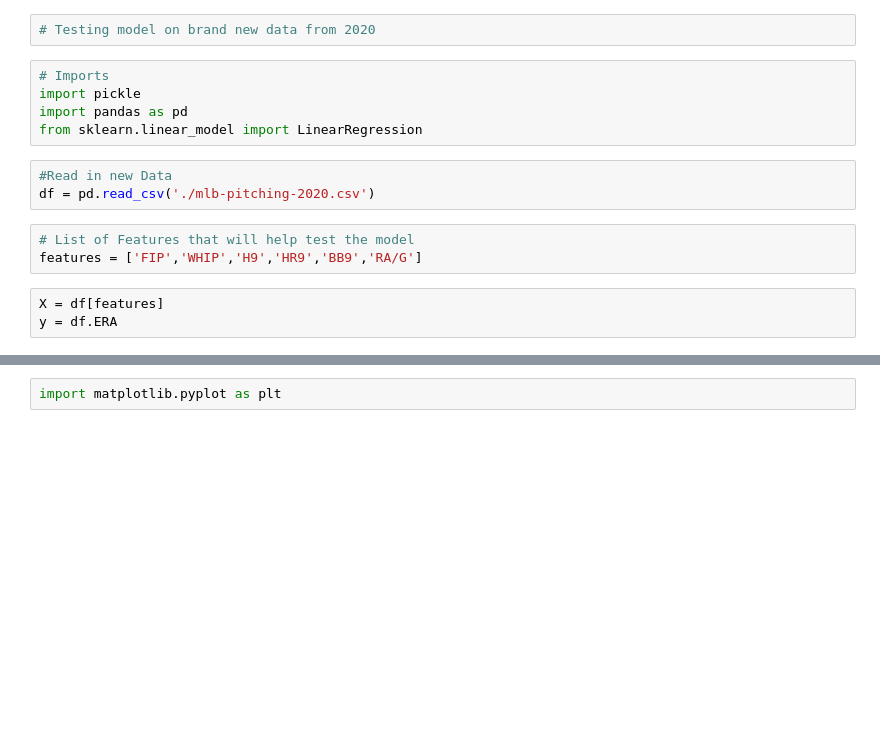
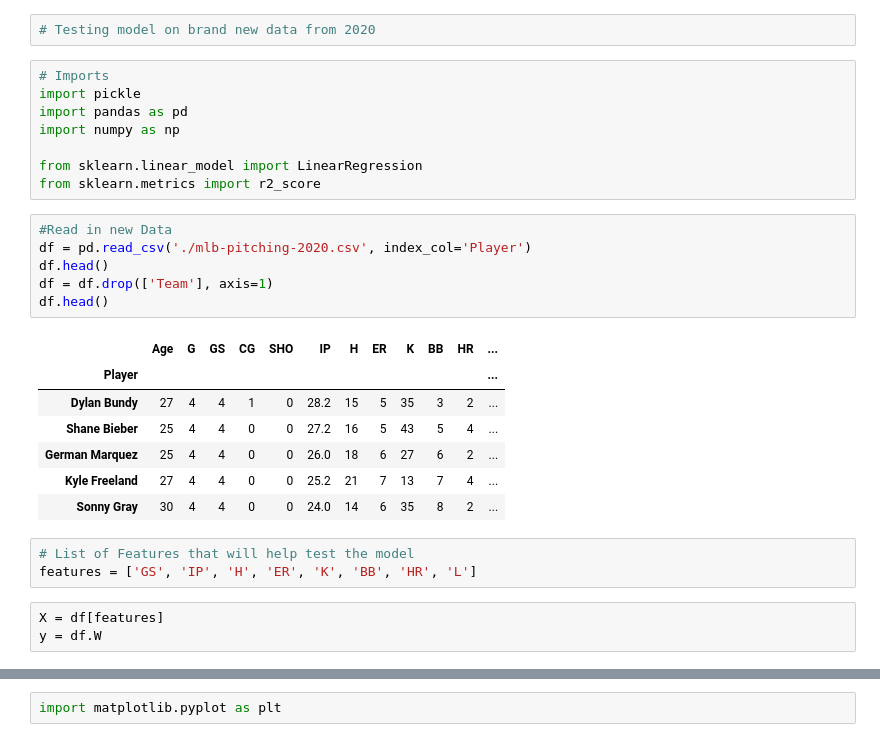
Before and after one commit to masonschafercodes/2020-mlb-eda-ml-project, a Jupyter notebook: 2020_pitching_predictions.ipynb, the cells around one changed output, grey strips where cells are left out. Saved outputs shown, nothing was run; the diff lists cells and outputs as text; blank space fills up the shorter version.

```diff
--- a/2020_pitching_predictions.ipynb
+++ b/2020_pitching_predictions.ipynb
@@ -4,13 +4,27 @@
 # Imports
 import pickle
 import pandas as pd
+import numpy as np
+
 from sklearn.linear_model import LinearRegression
+from sklearn.metrics import r2_score
 # %%
 #Read in new Data
-df = pd.read_csv('./mlb-pitching-2020.csv')
+df = pd.read_csv('./mlb-pitching-2020.csv', index_col='Player')
+df.head()
+df = df.drop(['Team'], axis=1)
+df.head()
+# %% [output]
+|  | Age | G | GS | CG | SHO | IP | H | ER | K | BB | HR | ... |
+| Player |  |  |  |  |  |  |  |  |  |  |  | ... |
+| Dylan Bundy | 27 | 4 | 4 | 1 | 0 | 28.2 | 15 | 5 | 35 | 3 | 2 | ... |
+| Shane Bieber | 25 | 4 | 4 | 0 | 0 | 27.2 | 16 | 5 | 43 | 5 | 4 | ... |
+| German Marquez | 25 | 4 | 4 | 0 | 0 | 26.0 | 18 | 6 | 27 | 6 | 2 | ... |
+| Kyle Freeland | 27 | 4 | 4 | 0 | 0 | 25.2 | 21 | 7 | 13 | 7 | 4 | ... |
+| Sonny Gray | 30 | 4 | 4 | 0 | 0 | 24.0 | 14 | 6 | 35 | 8 | 2 | ... |
 # %%
 # List of Features that will help test the model
-features = ['FIP','WHIP','H9','HR9','BB9','RA/G']
+features = ['GS', 'IP', 'H', 'ER', 'K', 'BB', 'HR', 'L']
 # %%
 X = df[features]
-y = df.ERA
+y = df.W
```
Also changed, not shown: parts of 8 cells of this notebook, 6 other files.
